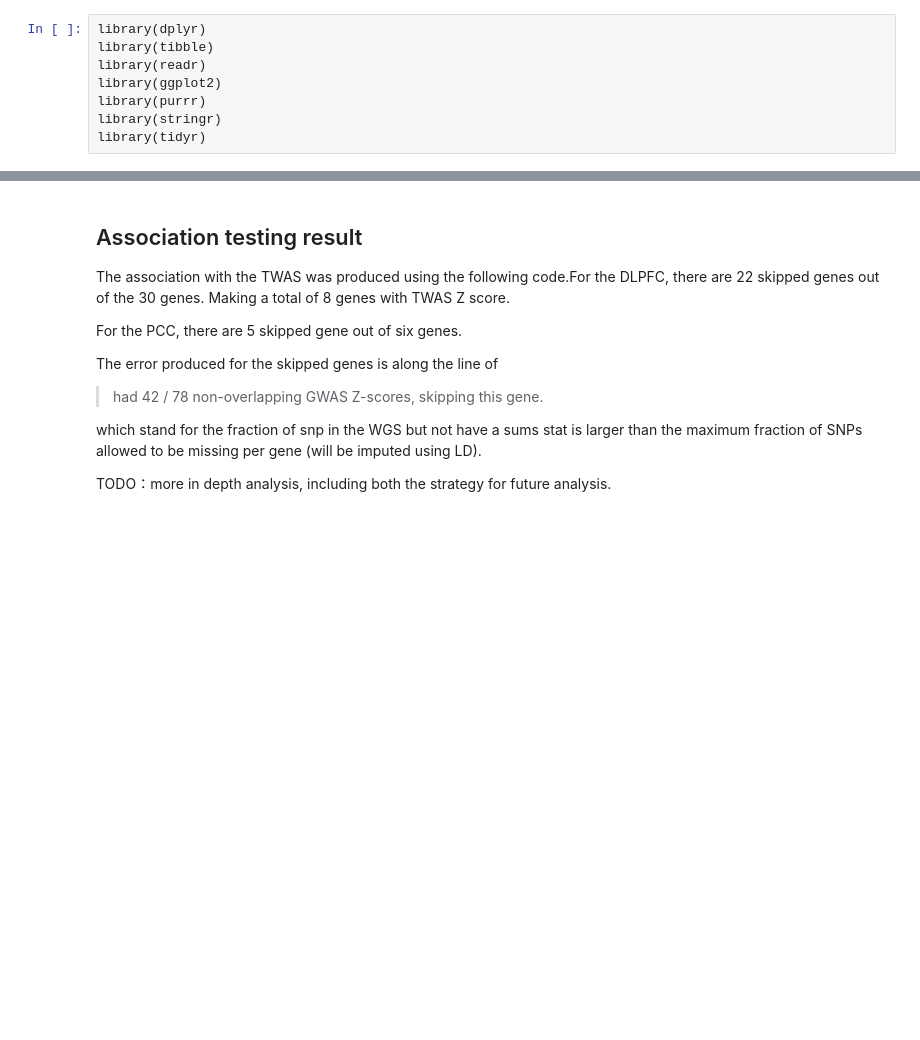
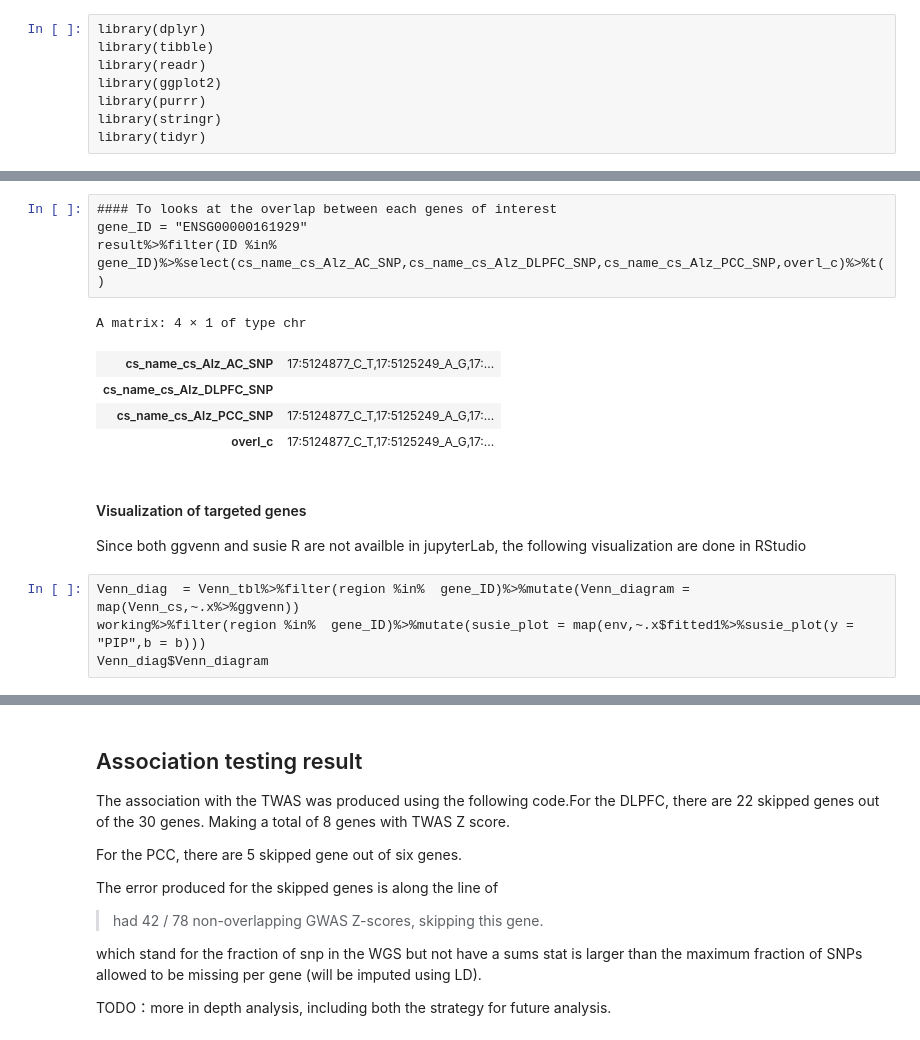
Before and after one commit to gaow/neuro-twas, a Jupyter notebook: Analysis/ROSMAP_TWAS/Alz_specific_gene_analysis.ipynb, the cells around one changed output, grey strips where cells are left out. Saved outputs shown, nothing was run; the diff lists cells and outputs as text; blank space fills up the shorter version.

```diff
--- a/Analysis/ROSMAP_TWAS/Alz_specific_gene_analysis.ipynb
+++ b/Analysis/ROSMAP_TWAS/Alz_specific_gene_analysis.ipynb
@@ -693,0 +780,17 @@ grid.arrange(analysis$result_model_dist[[1]],analysis$result_model_dist[[2]],ana
+# %%
+#### To looks at the overlap between each genes of interest
+gene_ID = "ENSG00000161929"
+result%>%filter(ID %in%  gene_ID)%>%select(cs_name_cs_Alz_AC_SNP,cs_name_cs_Alz_DLPFC_SNP,cs_name_cs_Alz_PCC_SNP,overl_c)%>%t()
+# %% [output]
+A matrix: 4 × 1 of type chr
+| cs_name_cs_Alz_AC_SNP | 17:5124877_C_T,17:5125249_A_G,17:... |
+| cs_name_cs_Alz_DLPFC_SNP |  |
+| cs_name_cs_Alz_PCC_SNP | 17:5124877_C_T,17:5125249_A_G,17:... |
+| overl_c | 17:5124877_C_T,17:5125249_A_G,17:... |
+# %% [markdown]
+#### Visualization of targeted genes
+Since both ggvenn and susie R are not availble in jupyterLab, the following visualization are done in RStudio
+# %%
+Venn_diag  = Venn_tbl%>%filter(region %in%  gene_ID)%>%mutate(Venn_diagram = map(Venn_cs,~.x%>%ggvenn))
+working%>%filter(region %in%  gene_ID)%>%mutate(susie_plot = map(env,~.x$fitted1%>%susie_plot(y = "PIP",b = b)))
+Venn_diag$Venn_diagram
```
Also changed, not shown: parts of 24 cells of this notebook.
